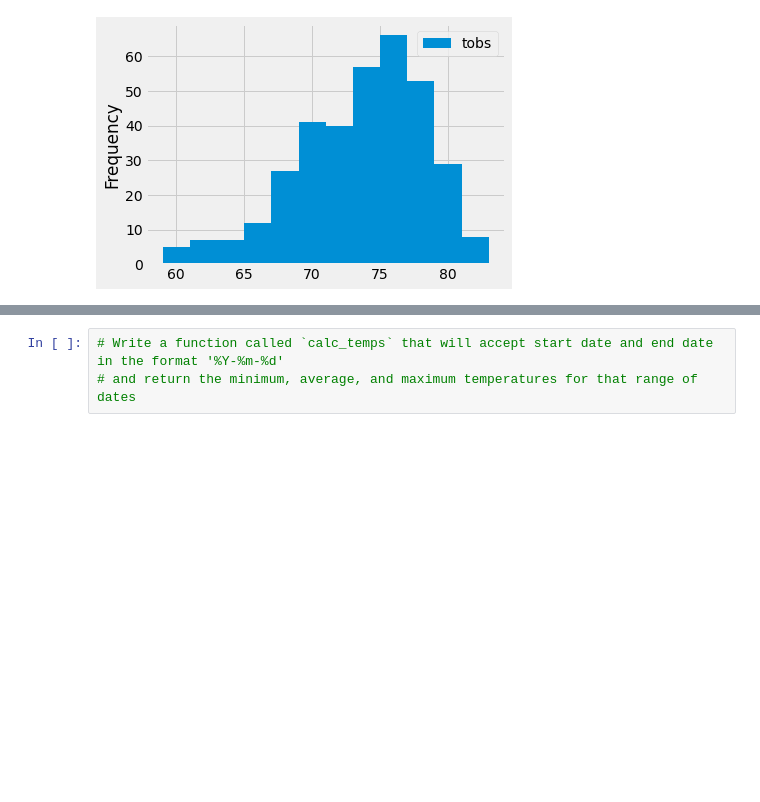
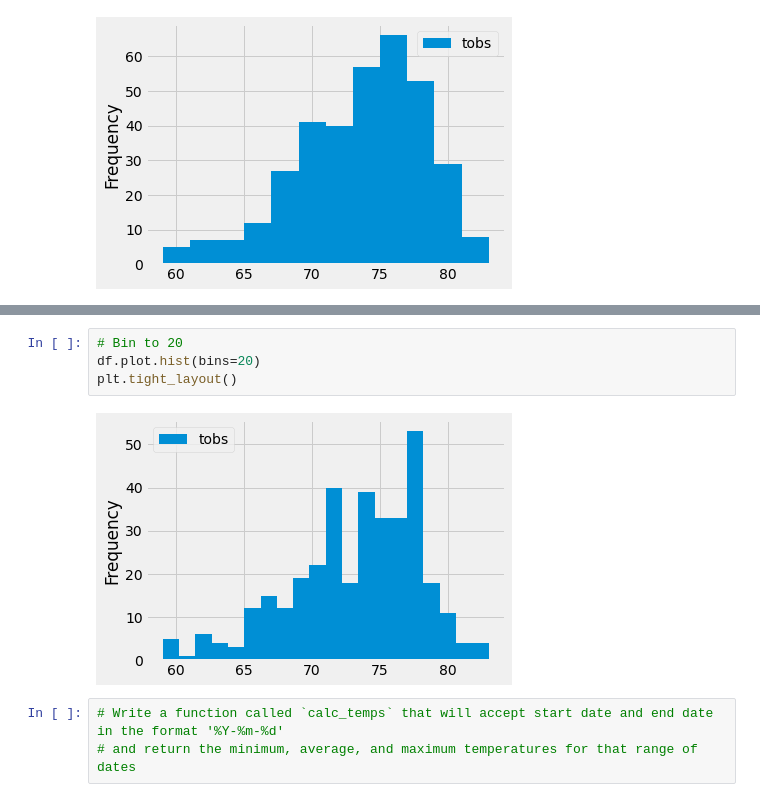
Before and after one commit to bmliddicoat/Surf_Up, a Jupyter notebook: climate_analysis.ipynb, the cells around one changed output, grey strips where cells are left out. Saved outputs shown, nothing was run; the diff lists cells and outputs as text; blank space fills up the shorter version.

```diff
--- a/climate_analysis.ipynb
+++ b/climate_analysis.ipynb
@@ -211,3 +202,9 @@ plt.tight_layout()
+# %%
+# Bin to 20
+df.plot.hist(bins=20)
+plt.tight_layout()
+# %% [output]
+[figure, added]
 # %%
 # Write a function called `calc_temps` that will accept start date and end date in the format '%Y-%m-%d'
 # and return the minimum, average, and maximum temperatures for that range of dates
```
Also changed, not shown: parts of 3 cells of this notebook, 3 other files.
